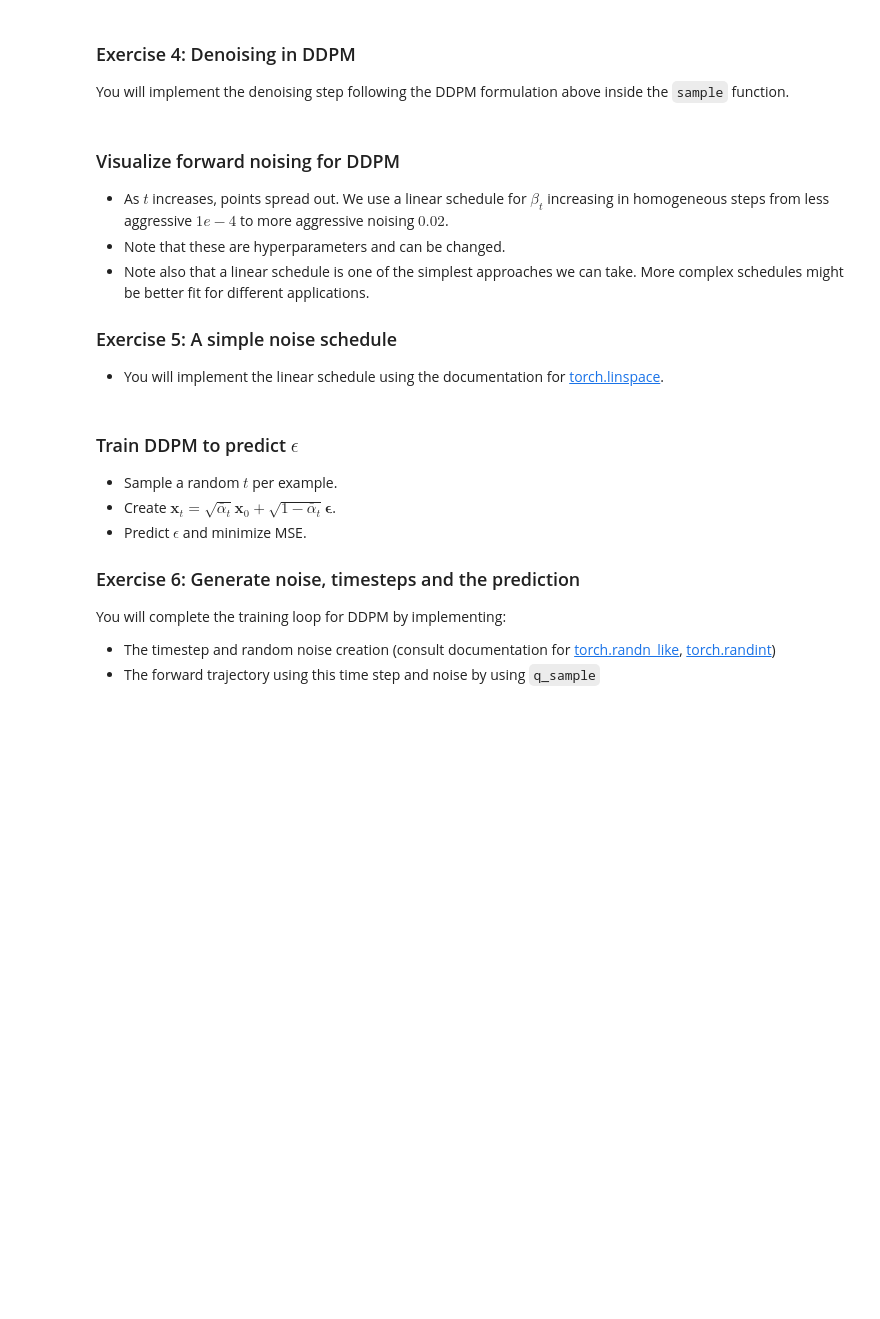
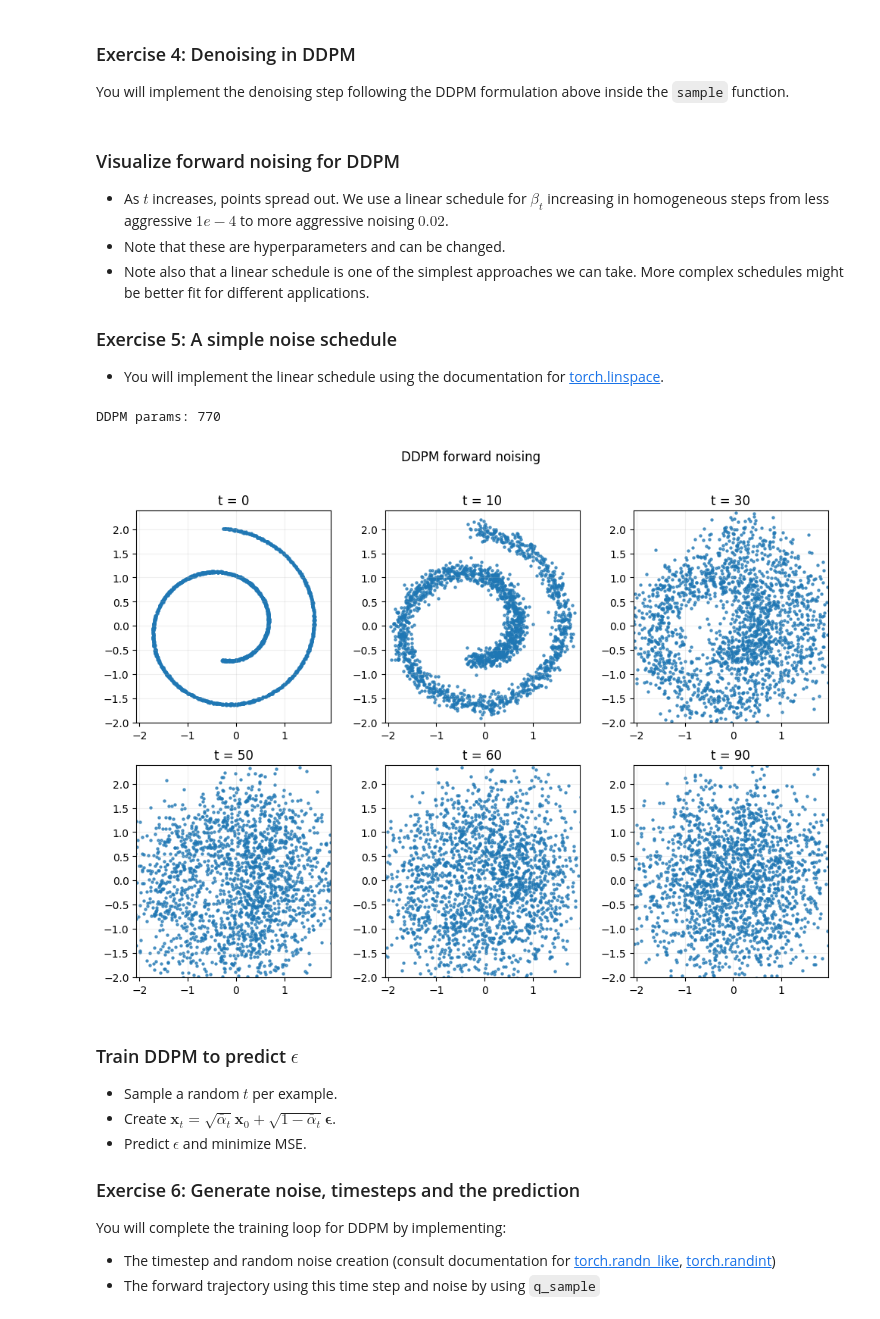
Before and after one commit to haduyenhoa/ETH-CAS-Week3, a Jupyter notebook: diffusion/w3_cx_diffusion.ipynb, the cells around one changed output. Cells and saved outputs as stored; diff of their text form; code cells hidden in the pictures; blank space fills up the shorter version.

```diff
--- a/diffusion/w3_cx_diffusion.ipynb
+++ b/diffusion/w3_cx_diffusion.ipynb
@@ -330,7 +328,7 @@ try:
                 x_prev_pred = xt - resid
                 # We compare our prediction to the true x_{t-1}
                 # 🎯🎯🎯 TODO: loss = F.mse_loss() 🎯🎯🎯  # fill args
-                loss = None
+                loss = F.mse_loss(x_prev_pred, x_prev)
                 optimizer.zero_grad()
                 loss.backward()
                 optimizer.step()
@@ -484,7 +494,8 @@ class DDPM(nn.Module):
             # We will use sigma_t = sqrt(beta_t)
             # For all square roots you can just call torch.sqrt()
             # 🎯🎯🎯 TODO at t-1, x = ? 🎯🎯🎯
-            x = None
+            x = (x - noise_pred * beta_t / torch.sqrt(1 - alpha_bar_t)) / torch.sqrt(alpha_t) + torch.sqrt(beta_t) * noise
+            x = x + eta * torch.sqrt(beta_t)
 
             if collect_ts is not None and t in collect_ts:
                 snaps[t] = x.detach().clone()
@@ -504,30 +515,33 @@ class DDPM(nn.Module):
 # %%
 # DDPM IMPLEMENTATION NEW
 T_ddpm = 100
 BETA_START = 1e-4
 BETA_END = 0.02
 
 # EX 5: Create a linear noising schedule. Make sure to send it to the device in use (add .to(device) at the end)
 # 🎯🎯🎯 TODO: beta_schedule = ?.to(device) 🎯🎯🎯
-beta_schedule = None
+beta_schedule = torch.linspace(BETA_START, BETA_END, T_ddpm).to(device)
 try:
     model = DDPM(beta_schedule=beta_schedule, T=T_ddpm, hidden=128, device=device).to(device)
     print("DDPM params:", sum(p.numel()
           for p in model.parameters() if p.requires_grad))
 
     with torch.no_grad():
         plot_forward_grid(
             model,
             dataset.data,
             steps=[10, 30, 50, 60, 90],
             cols=3,
             title="DDPM forward noising",
         )
 except (TypeError, AttributeError) as e:
     # A 🎯 TODO that is still None was used
     if "NoneType" not in str(e):
         raise
     raise NotImplementedError("Noise schedule not implemented (EX 5)") from None
+# %% [output]
+DDPM params: 770
+[figure, added]
 # %% [markdown]
 ### Train DDPM to predict $\epsilon$
 
```
Also changed, not shown: parts of 19 cells of this notebook.
